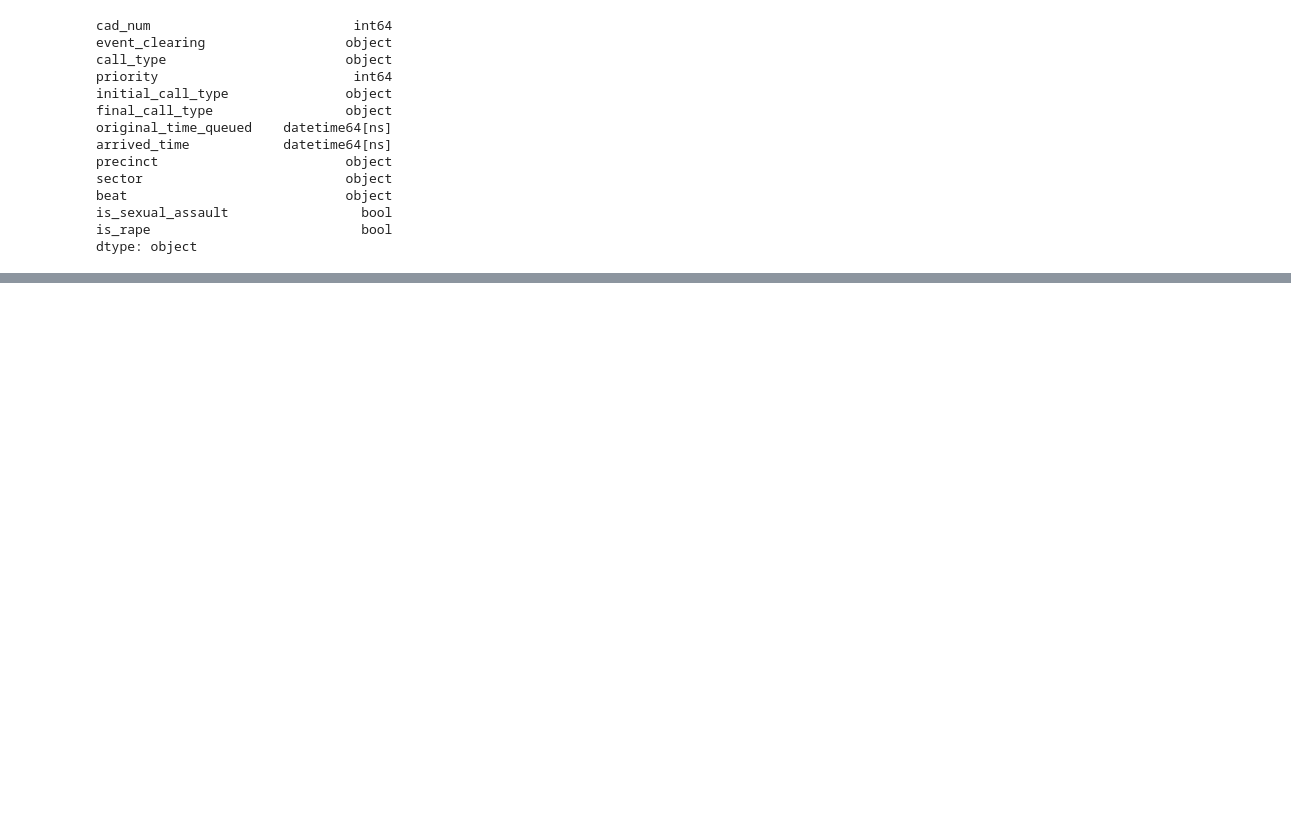
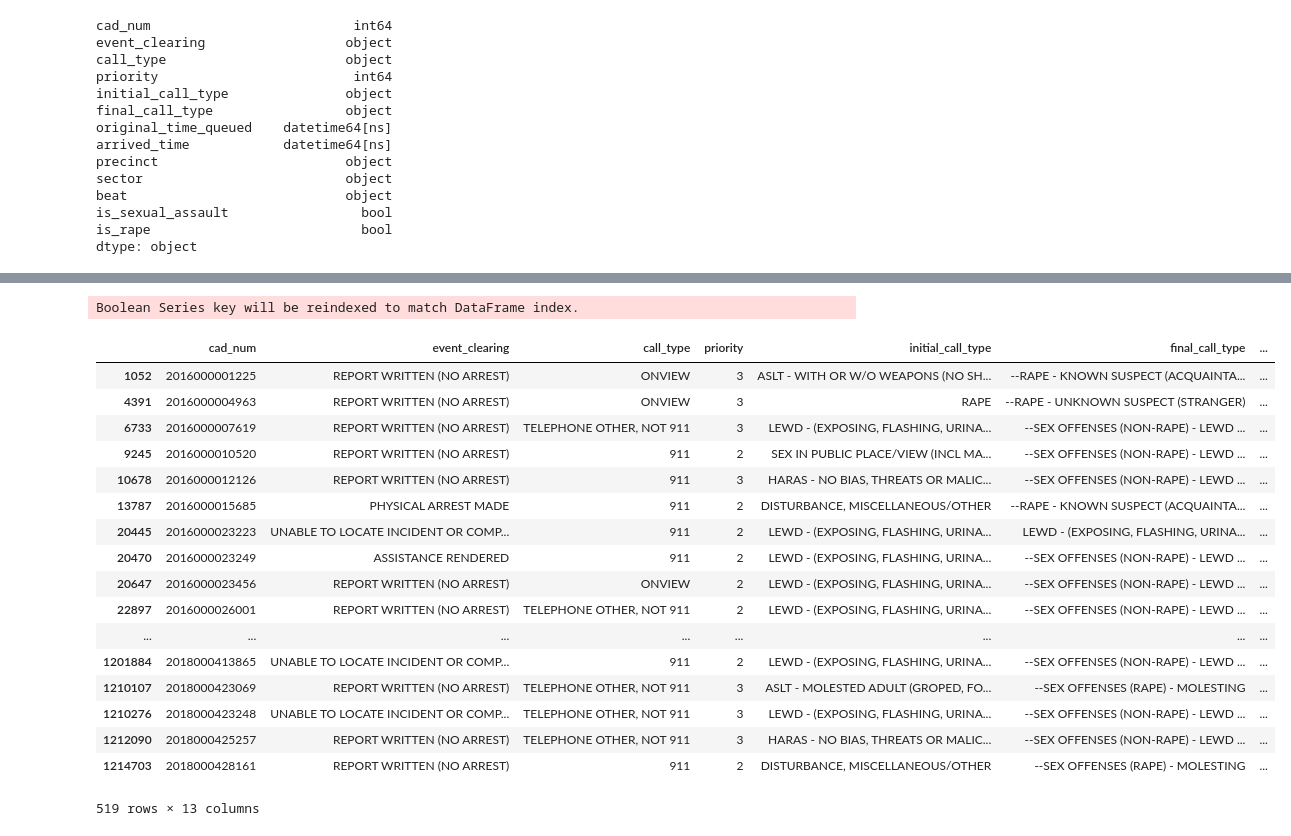
Before and after one commit to teacupwoozy/spd_notebook_archive, a Jupyter notebook: spd_notebook/All_2016_to_11_28_2018.ipynb, the cells around one changed output, grey strips where cells are left out. Drawn from its saved outputs; the diff is of its cells as text; code cells hidden in the pictures; blank space fills up the shorter version.

```diff
--- a/spd_notebook/All_2016_to_11_28_2018.ipynb
+++ b/spd_notebook/All_2016_to_11_28_2018.ipynb
@@ -135,0 +203,22 @@ py.iplot(plot)
+# %%
+is_sexual_assault[data.precinct == 'SOUTH']
+# %% [output]
+Boolean Series key will be reindexed to match DataFrame index.
+|  | cad_num | event_clearing | call_type | priority | initial_call_type | final_call_type | ... |
+| 1052 | 2016000001225 | REPORT WRITTEN (NO ARREST) | ONVIEW | 3 | ASLT - WITH OR W/O WEAPONS (NO SH... | --RAPE - KNOWN SUSPECT (ACQUAINTA... | ... |
+| 4391 | 2016000004963 | REPORT WRITTEN (NO ARREST) | ONVIEW | 3 | RAPE | --RAPE - UNKNOWN SUSPECT (STRANGER) | ... |
+| 6733 | 2016000007619 | REPORT WRITTEN (NO ARREST) | TELEPHONE OTHER, NOT 911 | 3 | LEWD - (EXPOSING, FLASHING, URINA... | --SEX OFFENSES (NON-RAPE) - LEWD ... | ... |
+| 9245 | 2016000010520 | REPORT WRITTEN (NO ARREST) | 911 | 2 | SEX IN PUBLIC PLACE/VIEW (INCL MA... | --SEX OFFENSES (NON-RAPE) - LEWD ... | ... |
+| 10678 | 2016000012126 | REPORT WRITTEN (NO ARREST) | 911 | 3 | HARAS - NO BIAS, THREATS OR MALIC... | --SEX OFFENSES (NON-RAPE) - LEWD ... | ... |
+| 13787 | 2016000015685 | PHYSICAL ARREST MADE | 911 | 2 | DISTURBANCE, MISCELLANEOUS/OTHER | --RAPE - KNOWN SUSPECT (ACQUAINTA... | ... |
+| 20445 | 2016000023223 | UNABLE TO LOCATE INCIDENT OR COMP... | 911 | 2 | LEWD - (EXPOSING, FLASHING, URINA... | LEWD - (EXPOSING, FLASHING, URINA... | ... |
+| 20470 | 2016000023249 | ASSISTANCE RENDERED | 911 | 2 | LEWD - (EXPOSING, FLASHING, URINA... | --SEX OFFENSES (NON-RAPE) - LEWD ... | ... |
+| 20647 | 2016000023456 | REPORT WRITTEN (NO ARREST) | ONVIEW | 2 | LEWD - (EXPOSING, FLASHING, URINA... | --SEX OFFENSES (NON-RAPE) - LEWD ... | ... |
+| 22897 | 2016000026001 | REPORT WRITTEN (NO ARREST) | TELEPHONE OTHER, NOT 911 | 2 | LEWD - (EXPOSING, FLASHING, URINA... | --SEX OFFENSES (NON-RAPE) - LEWD ... | ... |
+| ... | ... | ... | ... | ... | ... | ... | ... |
+| 1201884 | 2018000413865 | UNABLE TO LOCATE INCIDENT OR COMP... | 911 | 2 | LEWD - (EXPOSING, FLASHING, URINA... | --SEX OFFENSES (NON-RAPE) - LEWD ... | ... |
+| 1210107 | 2018000423069 | REPORT WRITTEN (NO ARREST) | TELEPHONE OTHER, NOT 911 | 3 | ASLT - MOLESTED ADULT (GROPED, FO... | --SEX OFFENSES (RAPE) - MOLESTING | ... |
+| 1210276 | 2018000423248 | UNABLE TO LOCATE INCIDENT OR COMP... | TELEPHONE OTHER, NOT 911 | 3 | LEWD - (EXPOSING, FLASHING, URINA... | --SEX OFFENSES (NON-RAPE) - LEWD ... | ... |
+| 1212090 | 2018000425257 | REPORT WRITTEN (NO ARREST) | TELEPHONE OTHER, NOT 911 | 3 | HARAS - NO BIAS, THREATS OR MALIC... | --SEX OFFENSES (NON-RAPE) - LEWD ... | ... |
+| 1214703 | 2018000428161 | REPORT WRITTEN (NO ARREST) | 911 | 2 | DISTURBANCE, MISCELLANEOUS/OTHER | --SEX OFFENSES (RAPE) - MOLESTING | ... |
+519 rows × 13 columns
```
Also changed, not shown: parts of 24 cells of this notebook.
